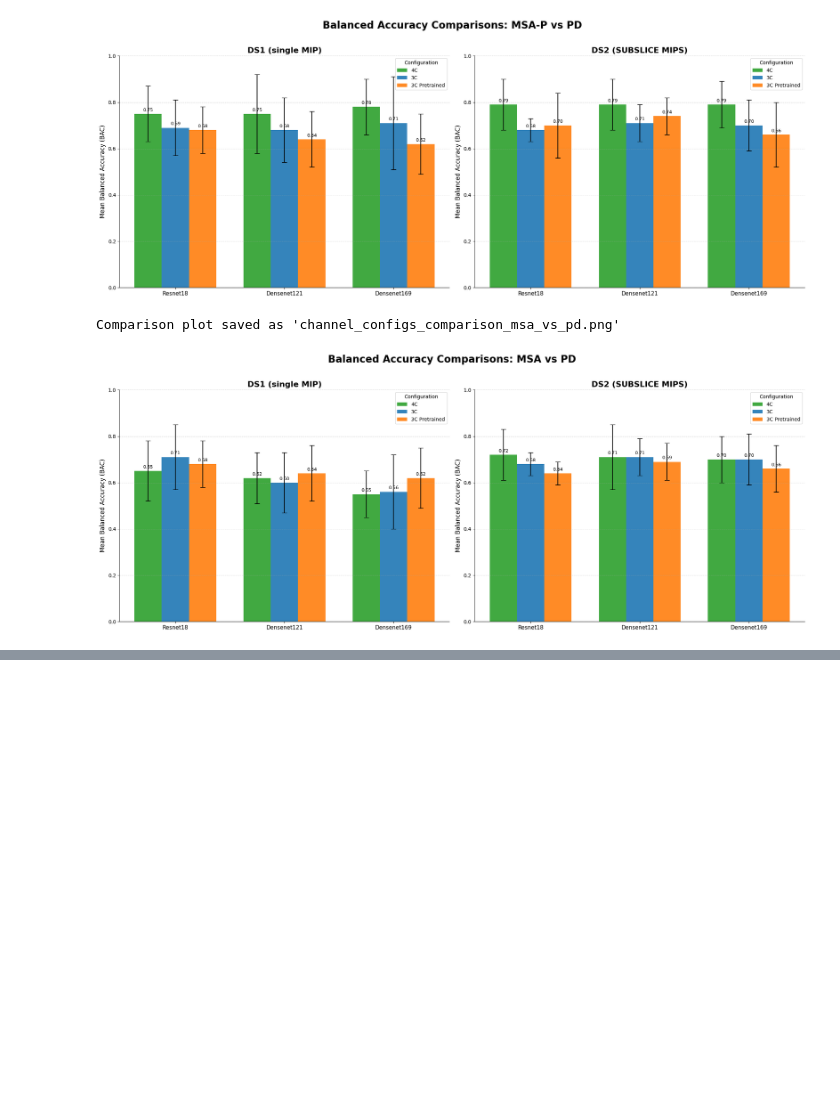
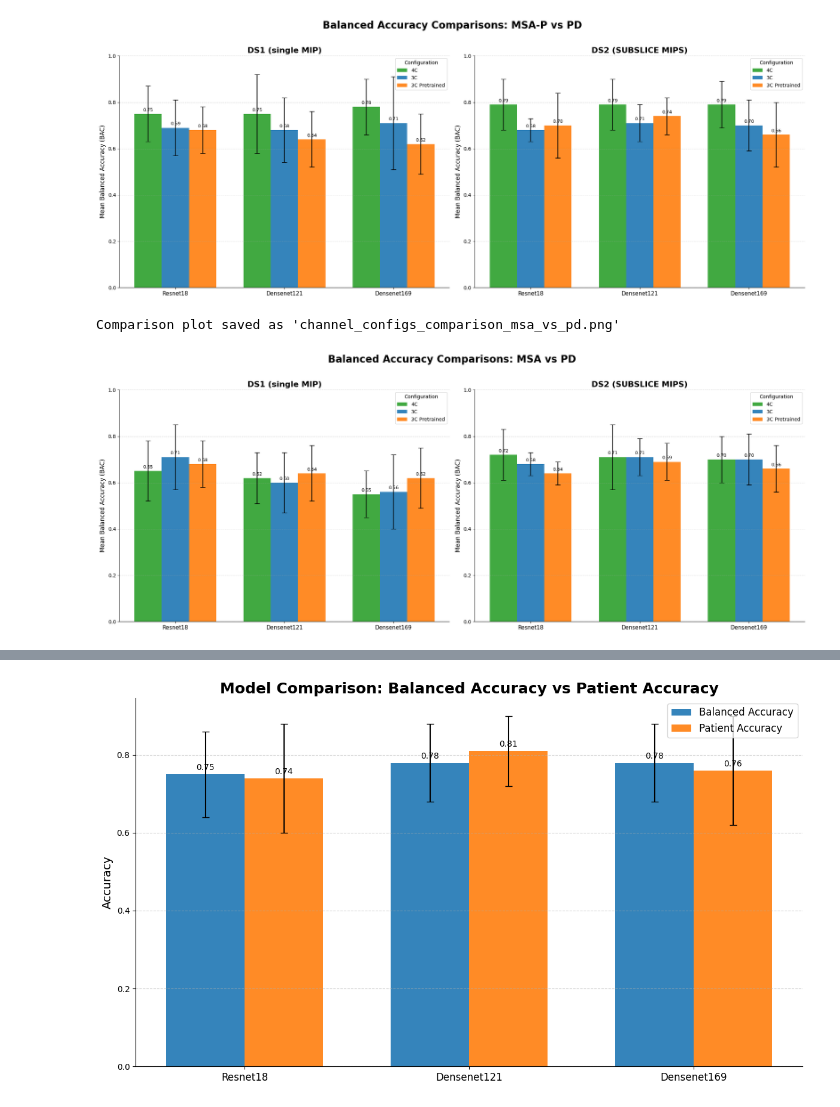
Before and after one commit to z4n0/MIND, a Jupyter notebook: notebooks/supervised_learning.ipynb, the cells around one changed output, grey strips where cells are left out. Cells and saved outputs as stored; diff of their text form; code cells hidden in the pictures; blank space fills up the shorter version.

```diff
--- a/notebooks/supervised_learning.ipynb
+++ b/notebooks/supervised_learning.ipynb
@@ -2368,3 +2368,96 @@ plt.show()
 # %% [output]
 Comparison plot saved as 'channel_configs_comparison_msa_vs_pd.png'
 [figure]
+# %%
+# COMPARISON BTW BALANCED ACC ON SLICE VS PATIENT ACCURACY
+import matplotlib.pyplot as plt
+import numpy as np
+import pandas as pd
+
+# =====================================================
+# 1. DATA DEFINITION
+# =====================================================
+# Example data: (mean, std)
+# Replace these with your actual results
+data = {
+    'Resnet18': {
+        'balanced_acc': (0.75, 0.11),
+        'patient_acc': (0.74, 0.14),
+    },
+    'Densenet121': {
+        'balanced_acc': (0.78, 0.10),
+        'patient_acc': (0.81, 0.09),
+    },
+    'Densenet169': {
+        'balanced_acc': (0.78, 0.10),
+        'patient_acc': (0.76, 0.14),
+    }
+}
+
+models = ['Resnet18', 'Densenet121', 'Densenet169']
+metrics = ['balanced_acc', 'patient_acc']
+colors = {'balanced_acc': '#1f77b4', 'patient_acc': '#ff7f0e'}
+
+# =====================================================
+# 2. PREPARE DATA
+# =====================================================
+means = {metric: [] for metric in metrics}
+stds = {metric: [] for metric in metrics}
+
+for model in models:
+    for metric in metrics:
+        mean, std = data.get(model, {}).get(metric, (np.nan, np.nan))
+        means[metric].append(mean)
+        stds[metric].append(std)
+
+# =====================================================
+# 3. PLOT
+# =====================================================
+fig, ax = plt.subplots(figsize=(12, 7))
+x = np.arange(len(models))
+width = 0.35
+
+rects1 = ax.bar(x - width / 2, means['balanced_acc'], width,
+                yerr=stds['balanced_acc'], capsize=4,
+                label='Balanced Accuracy', color=colors['balanced_acc'], alpha=0.9)
+
+rects2 = ax.bar(x + width / 2, means['patient_acc'], width,
+                yerr=stds['patient_acc'], capsize=4,
+                label='Patient Accuracy', color=colors['patient_acc'], alpha=0.9)
+
+# =====================================================
+# 4. STYLING
+# =====================================================
+ax.set_ylabel('Accuracy', fontsize=14)
+ax.set_title('Model Comparison: Balanced Accuracy vs Patient Accuracy', fontsize=18, fontweight='bold')
+ax.set_xticks(x)
+ax.set_xticklabels(models, fontsize=12)
+ax.legend(fontsize=12)
+
+# Add labels
+def add_value_labels(rects):
+    for rect in rects:
+        height = rect.get_height()
+        if pd.notna(height):
+            ax.annotate(f'{height:.2f}',
+                        xy=(rect.get_x() + rect.get_width()/2, height),
+                        xytext=(0, 3),
+                        textcoords="offset points",
+                        ha='center', va='bottom', fontsize=10)
+
+add_value_labels(rects1)
+add_value_labels(rects2)
+
+# Clean aesthetic
+ax.grid(axis='y', linestyle='--', alpha=0.6)
+ax.spines['top'].set_visible(False)
+ax.spines['right'].set_visible(False)
+fig.tight_layout()
+
+# =====================================================
+# 5. SAVE AND SHOW
+# =====================================================
+plt.savefig("model_comparison_balanced_vs_patient_accuracy.png", dpi=300, bbox_inches='tight')
+print("Plot saved as 'model_comparison_balanced_vs_patient_accuracy.png'")
+plt.show()
+# %% [output]
@@ -2370,0 +2465 @@ Comparison plot saved as 'channel_configs_comparison_msa_vs_pd.png'
+[figure, added]
```
Also changed, not shown: parts of 1 cell of this notebook, 21 other files.
